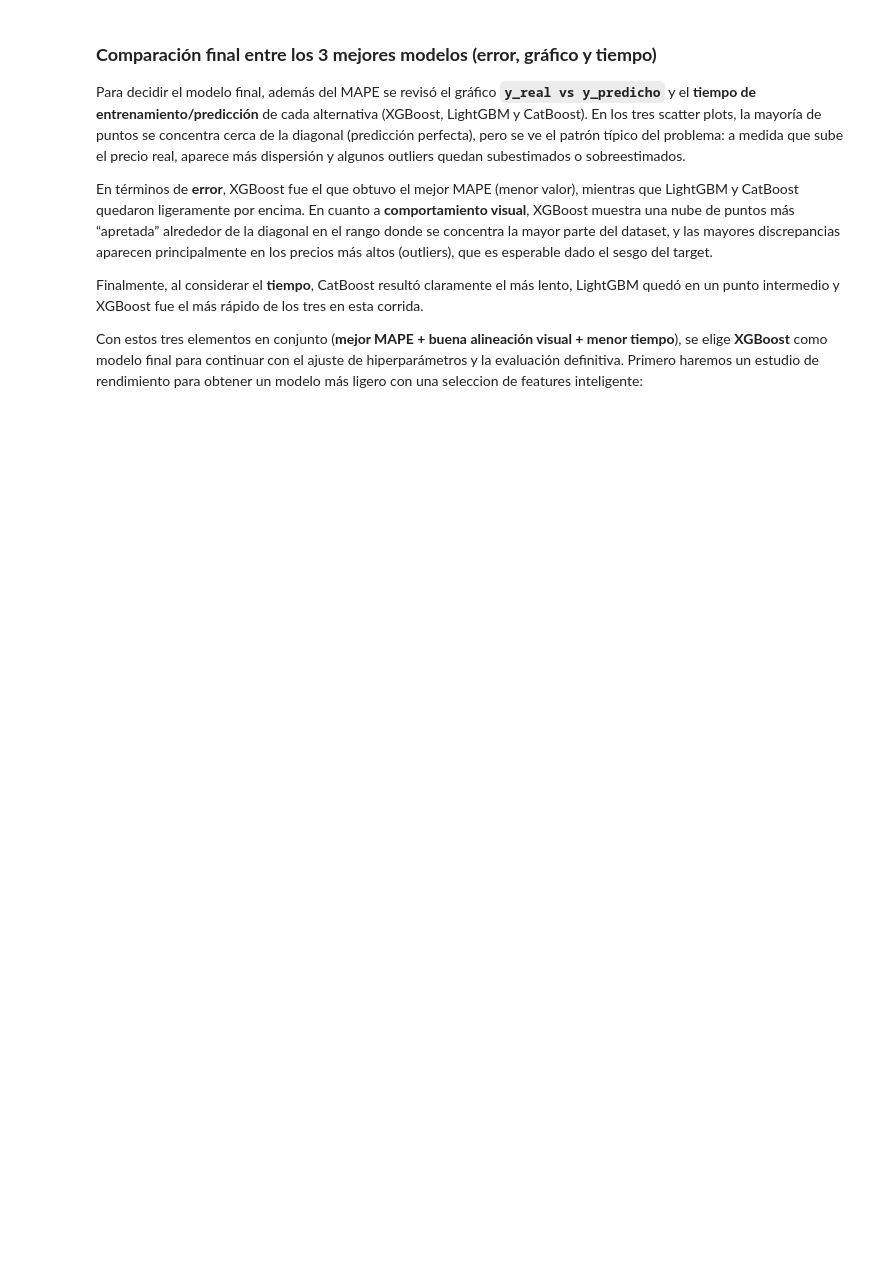
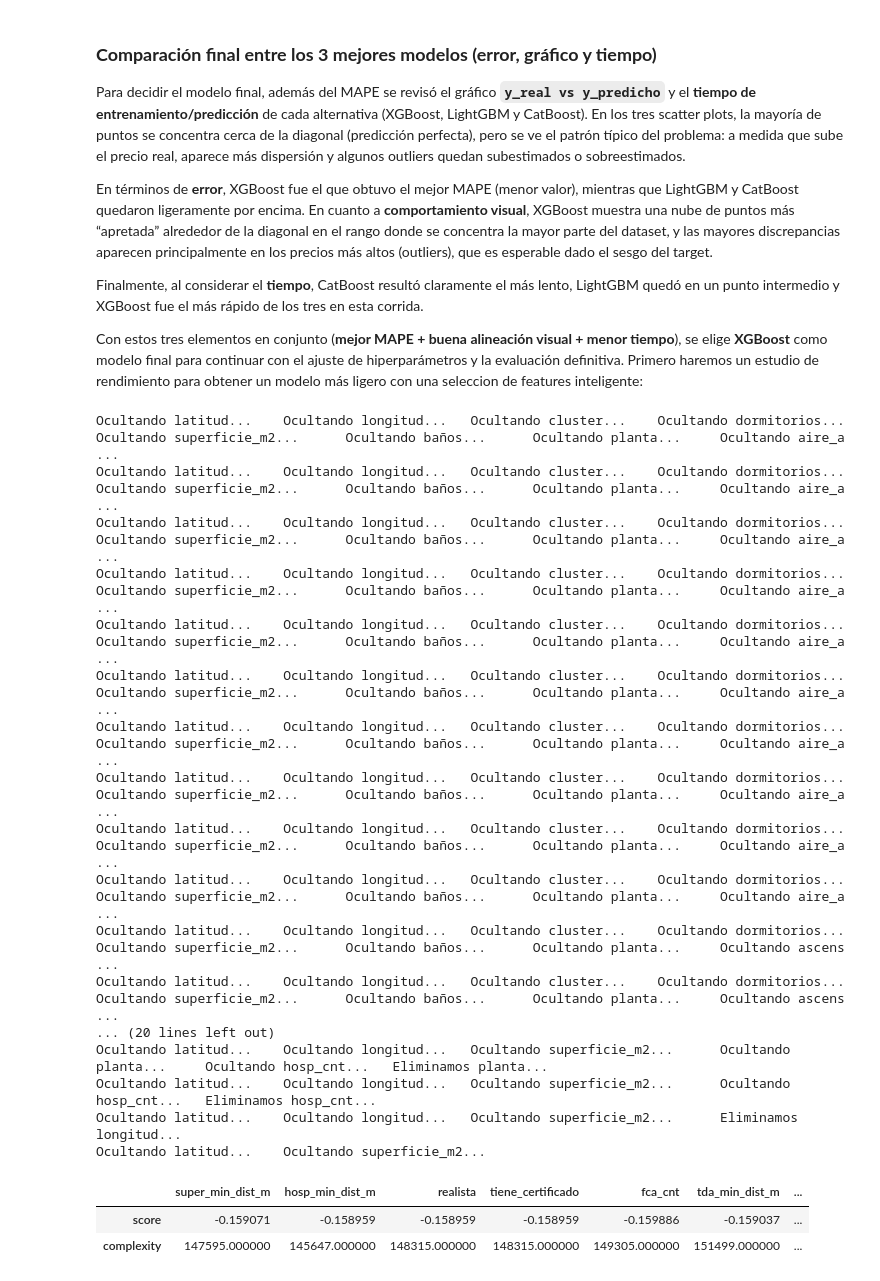
Before and after one commit to mrosm-dev/ML_Prediccion_Precio_Vivienda_Madrid, a Jupyter notebook: notebook copy.ipynb, the cells around one changed output. Saved outputs shown, nothing was run; the diff lists cells and outputs as text; code cells hidden in the pictures; blank space fills up the shorter version.

```diff
--- a/notebook copy.ipynb
+++ b/notebook copy.ipynb
@@ -1136,37 +1098,24 @@ pd.DataFrame({'score': score, 'time': train_time}).sort_values('score')
 # %%
-def performar_tiempo(X, y, col=None):
-
-    if col:
-        X = X.drop(columns=col)
-
-    lista_col = []
-    train_time = []
-    score = []
-
-    xgb_base = XGBRegressor(random_state=42, objective='reg:absoluteerror', n_jobs=-1)
-    pipe_xgb = Pipeline(steps=[('preprocess', preprocess), ('model', xgb_base)])
-    pipe_xgb.set_params(**best_params_xgb)
-    pipe_xgb_log = TransformedTargetRegressor(regressor=pipe_xgb, func=np.log1p, inverse_func=np.expm1)
-
-    for col in X.columns:
-
-        print(f'Ocultando {col}...', end='\t')
-        lista_col.append(col)
-        X_menos = X.drop(columns=col)
-
-        start = time()
-        pipe_xgb_log.fit(X_menos, y)
-        train_time.append(time() - start)
-
-        score.append(cross_val_score(pipe_xgb_log, X_menos, y, cv=5, scoring="neg_mean_absolute_percentage_error", n_jobs=-1).mean())
-
-    resultados = pd.DataFrame({'columna': lista_col, 'score': score, 'time': train_time}).set_index('columna').sort_values('score', ascending=False).iloc[0]
-
-    if len(X.columns) > 2:
-        print(f'Eliminamos {resultados.name}...')
-        resultados = pd.concat([resultados, performar_tiempo(X, y, col=resultados.name)], axis=1)
-
-    return resultados
-
-resultados_funcion = performar_tiempo(X_train_limpio, y_train)
+resultados_funcion = performar_tiempo(X_train_limpio, y_train, preprocess, best_params_xgb)
 resultados_funcion
+# %% [output]
+Ocultando latitud...    Ocultando longitud...   Ocultando cluster...    Ocultando dormitorios...        Ocultando superficie_m2...      Ocultando baños...      Ocultando planta...     Ocultando aire_a ...
+Ocultando latitud...    Ocultando longitud...   Ocultando cluster...    Ocultando dormitorios...        Ocultando superficie_m2...      Ocultando baños...      Ocultando planta...     Ocultando aire_a ...
+Ocultando latitud...    Ocultando longitud...   Ocultando cluster...    Ocultando dormitorios...        Ocultando superficie_m2...      Ocultando baños...      Ocultando planta...     Ocultando aire_a ...
+Ocultando latitud...    Ocultando longitud...   Ocultando cluster...    Ocultando dormitorios...        Ocultando superficie_m2...      Ocultando baños...      Ocultando planta...     Ocultando aire_a ...
+Ocultando latitud...    Ocultando longitud...   Ocultando cluster...    Ocultando dormitorios...        Ocultando superficie_m2...      Ocultando baños...      Ocultando planta...     Ocultando aire_a ...
+Ocultando latitud...    Ocultando longitud...   Ocultando cluster...    Ocultando dormitorios...        Ocultando superficie_m2...      Ocultando baños...      Ocultando planta...     Ocultando aire_a ...
+Ocultando latitud...    Ocultando longitud...   Ocultando cluster...    Ocultando dormitorios...        Ocultando superficie_m2...      Ocultando baños...      Ocultando planta...     Ocultando aire_a ...
+Ocultando latitud...    Ocultando longitud...   Ocultando cluster...    Ocultando dormitorios...        Ocultando superficie_m2...      Ocultando baños...      Ocultando planta...     Ocultando aire_a ...
+Ocultando latitud...    Ocultando longitud...   Ocultando cluster...    Ocultando dormitorios...        Ocultando superficie_m2...      Ocultando baños...      Ocultando planta...     Ocultando aire_a ...
+Ocultando latitud...    Ocultando longitud...   Ocultando cluster...    Ocultando dormitorios...        Ocultando superficie_m2...      Ocultando baños...      Ocultando planta...     Ocultando aire_a ...
+Ocultando latitud...    Ocultando longitud...   Ocultando cluster...    Ocultando dormitorios...        Ocultando superficie_m2...      Ocultando baños...      Ocultando planta...     Ocultando ascens ...
+Ocultando latitud...    Ocultando longitud...   Ocultando cluster...    Ocultando dormitorios...        Ocultando superficie_m2...      Ocultando baños...      Ocultando planta...     Ocultando ascens ...
+... (20 lines left out)
+Ocultando latitud...    Ocultando longitud...   Ocultando superficie_m2...      Ocultando planta...     Ocultando hosp_cnt...   Eliminamos planta...
+Ocultando latitud...    Ocultando longitud...   Ocultando superficie_m2...      Ocultando hosp_cnt...   Eliminamos hosp_cnt...
+Ocultando latitud...    Ocultando longitud...   Ocultando superficie_m2...      Eliminamos longitud...
+Ocultando latitud...    Ocultando superficie_m2...
+|  | super_min_dist_m | hosp_min_dist_m | realista | tiene_certificado | fca_cnt | tda_min_dist_m | ... |
+| score | -0.159071 | -0.158959 | -0.158959 | -0.158959 | -0.159886 | -0.159037 | ... |
+| complexity | 147595.000000 | 145647.000000 | 148315.000000 | 148315.000000 | 149305.000000 | 151499.000000 | ... |
```
Also changed, not shown: parts of 58 cells of this notebook, 20 other files.
